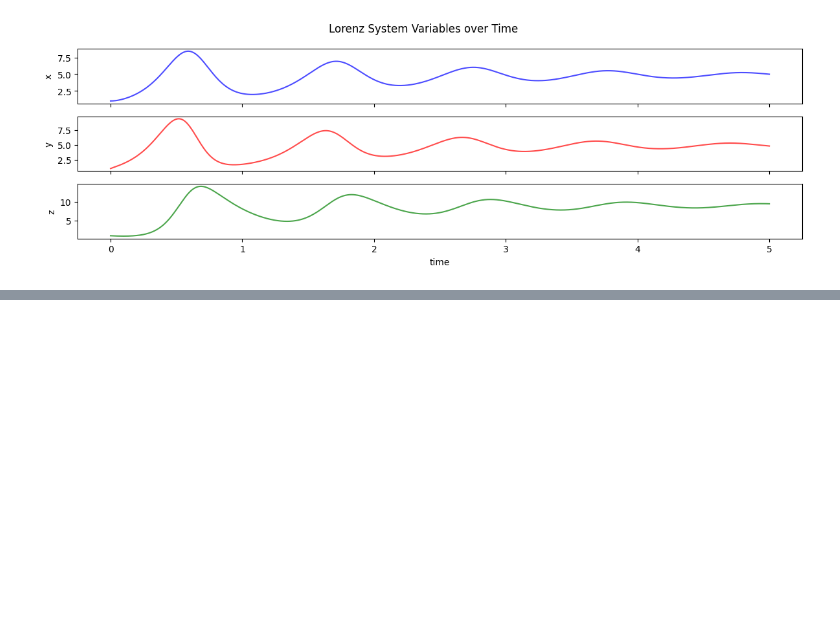
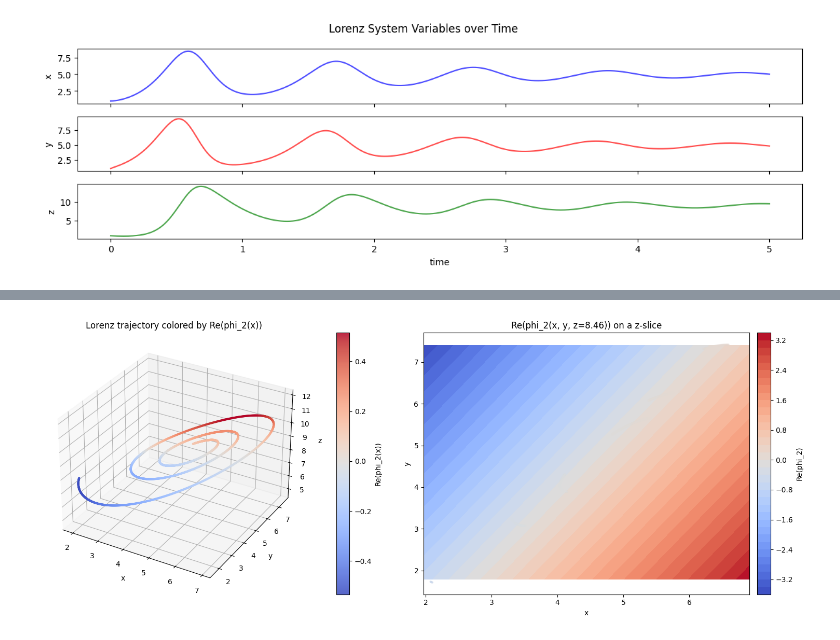
Before and after one commit to IPL-UV/dynamical_systems_course, a Jupyter notebook: koopman.ipynb, the cells around one changed output, grey strips where cells are left out. Cells and saved outputs as stored; diff of their text form; code cells hidden in the pictures; blank space fills up the shorter version.

```diff
--- a/koopman.ipynb
+++ b/koopman.ipynb
@@ -392,0 +361,76 @@ First 5 continuous eigenvalues: [-7.86385455e+02 +0.j         -2.82571509e-01+12
+# %%
+# State-space views of one Koopman eigenfunction
+mode_scores = np.std(np.real(eigenfunction_values[:, :n_modes_plot]), axis=0)
+mode_to_plot = int(np.argmax(mode_scores))
+phi_label = f"phi_{mode_to_plot + 1}"
+phi_train = np.real(eigenfunction_values[:, mode_to_plot])
+
+fig = plt.figure(figsize=(16, 6))
+ax1 = fig.add_subplot(1, 2, 1, projection="3d")
+ax2 = fig.add_subplot(1, 2, 2)
+
+# 3D trajectory colored by the selected eigenfunction value
+sample_stride = max(1, len(state_train) // 5000)
+state_plot = state_train[::sample_stride]
+phi_plot = phi_train[::sample_stride]
+sc = ax1.scatter(
+    state_plot[:, 0],
+    state_plot[:, 1],
+    state_plot[:, 2],
+    c=phi_plot,
+    cmap="coolwarm",
+    s=4,
+    alpha=0.85,
+    rasterized=True,
+    vmin=np.quantile(phi_train, 0.02),
+    vmax=np.quantile(phi_train, 0.98),
+)
+ax1.set_title(f"Lorenz trajectory colored by Re({phi_label}(x))")
+ax1.set_xlabel("x")
+ax1.set_ylabel("y")
+ax1.set_zlabel("z")
+fig.colorbar(sc, ax=ax1, pad=0.08, label=f"Re({phi_label}(x))")
+
+# 2D slice of the same eigenfunction at a fixed z level
+grid_size = 160
+x_min, x_max = np.quantile(state_train[:, 0], [0.01, 0.99])
+y_min, y_max = np.quantile(state_train[:, 1], [0.01, 0.99])
+z_slice = float(np.median(state_train[:, 2])) # choose a z value near the middle of the training data for the slice
+x_grid = np.linspace(x_min, x_max, grid_size)
+y_grid = np.linspace(y_min, y_max, grid_size)
+X_grid, Y_grid = np.meshgrid(x_grid, y_grid)
+slice_states = np.column_stack([
+    X_grid.ravel(),
+    Y_grid.ravel(),
+    np.full(X_grid.size, z_slice),
+])
+psi_slice = koop_model._lift(slice_states)
+phi_slice = np.real((psi_slice @ eigvecs_right)[:, mode_to_plot]).reshape(X_grid.shape)
+
+contours = ax2.contourf(
+    X_grid,
+    Y_grid,
+    phi_slice,
+    levels=40,
+    cmap="coolwarm",
+)
+near_slice = np.abs(state_train[:, 2] - z_slice) < 0.5
+ax2.scatter(
+    state_train[near_slice, 0],
+    state_train[near_slice, 1],
+    c=phi_train[near_slice],
+    cmap="coolwarm",
+    s=4,
+    alpha=0.35,
+    vmin=np.min(phi_slice),
+    vmax=np.max(phi_slice),
+)
+ax2.set_title(f"Re({phi_label}(x, y, z={z_slice:.2f})) on a z-slice")
+ax2.set_xlabel("x")
+ax2.set_ylabel("y")
+fig.colorbar(contours, ax=ax2, pad=0.02, label=f"Re({phi_label})")
+
+plt.tight_layout()
+plt.show()
+# %% [output]
+[figure, added]
```
Also changed, not shown: parts of 8 cells of this notebook, 2 other files.
